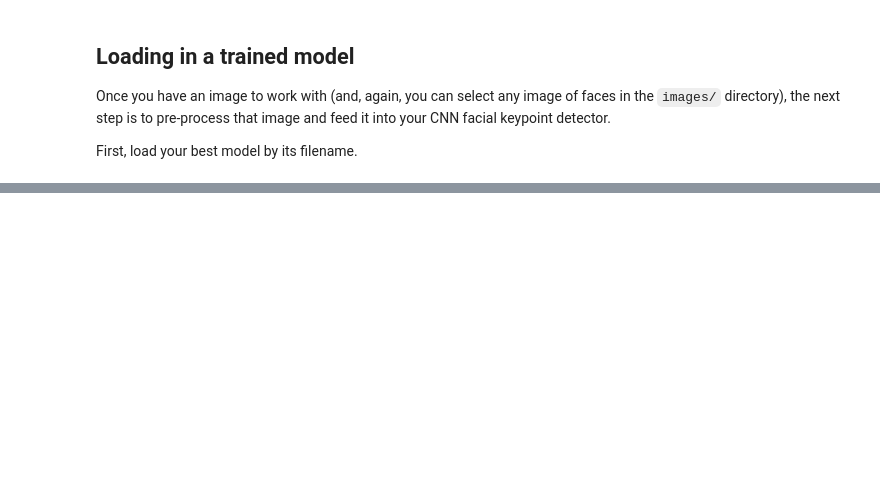
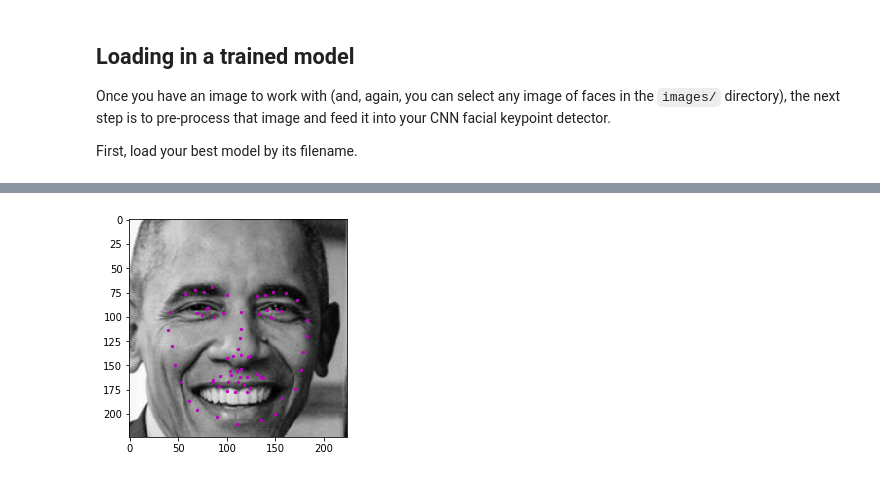
Before and after one commit to udacity/P1_Facial_Keypoints, a Jupyter notebook: 3. Facial Keypoint Detection, Complete Pipeline.ipynb, the cells around one changed output, grey strips where cells are left out. Saved outputs shown, nothing was run; the diff lists cells and outputs as text; code cells hidden in the pictures; blank space fills up the shorter version.

```diff
--- a/3. Facial Keypoint Detection, Complete Pipeline.ipynb
+++ b/3. Facial Keypoint Detection, Complete Pipeline.ipynb
@@ -76,7 +87,7 @@ net = Net()
 
 ## TODO: load the best saved model parameters (by your path name)
 ## You'll need to un-comment the line below and add the correct name for *your* saved model
-# net.load_state_dict(torch.load('saved_models/keypoints_model_1.pt'))
+net.load_state_dict(torch.load('saved_models/keypoints_model_1_masaya.pt'))
 
 ## print out your net and prepare it for testing (uncomment the line below)
-# net.eval()
+net.eval()
@@ -102,6 +132,20 @@ After each face has been appropriately converted into an input Tensor for your n
 
 <img src='images/michelle_detected.png' width=30% height=30%/>
+# %%
+def show_keypoints(image, predicted_key_pts, gt_pts=None):
+    """Show image with predicted keypoints"""
+    # image is grayscale
+    plt.imshow(image, cmap='gray')
+    plt.scatter(predicted_key_pts[:, 0], predicted_key_pts[:, 1], s=20, marker='.', c='m')
+    # plot ground truth points as green pts
+    if gt_pts is not None:
+        plt.scatter(gt_pts[:, 0], gt_pts[:, 1], s=20, marker='.', c='g')
+    plt.show()
 # %%
+from torch.autograd import Variable
+
+output_size = (224, 224)
+
 image_copy = np.copy(image)
 
 # loop over the detected faces from your haar cascade
@@ -110,15 +154,63 @@ for (x,y,w,h) in faces:
     # Select the region of interest that is the face in the image
     roi = image_copy[y:y+h, x:x+w]
 
-    ## TODO: Convert the face region from RGB to grayscale
+    ## Convert the face region from RGB to grayscale
+    roi_copy = cv2.cvtColor(roi, cv2.COLOR_RGB2GRAY)
 
-    ## TODO: Normalize the grayscale image so that its color range falls in [0,1] instead of [0,255]
+    ## Normalize the grayscale image so that its color range falls in [0,1] instead of [0,255]
+    roi_copy =  roi_copy/255.0
 
-    ## TODO: Rescale the detected face to be the expected square size for your CNN (224x224, suggested)
+    ## Rescale the detected face to be the expected square size for your CNN (224x224, suggested)
+    if isinstance(output_size, int):
+        if h > w:
+            new_h, new_w = output_size * h / w, output_size
+        else:
+            new_h, new_w = output_size, output_size * w / h
+    else:
+        new_h, new_w = output_size
 
-    ## TODO: Reshape the numpy image shape (H x W x C) into a torch image shape (C x H x W)
+    new_h, new_w = int(new_h), int(new_w)
 
-    ## TODO: Make facial keypoint predictions using your loaded, trained network
-    ## perform a forward pass to get the predicted facial keypoints
+    roi_resized = cv2.resize(roi_copy, (new_w, new_h))
 
-    ## TODO: Display each detected face and the corresponding keypoints
+    ## Reshape the numpy image shape (H x W x C) into a torch image shape (C x H x W)
+
+    # if image has no grayscale color channel, add one
+    if(len(roi_resized.shape) == 2):
+        # add that third color dim
+        roi_reshaped = roi_resized.reshape(roi_resized.shape[0], roi_resized.shape[1], 1)
+
+    # swap color axis because
+    # numpy image: H x W x C
+    # torch image: C X H X W
+    roi_reshaped = roi_reshaped.transpose((2, 0, 1))
+    print(f'roi_reshaped shape {roi_reshaped.shape}')
+    print(f'roi_reshaped type {type(roi_reshaped)}')
+
+
+    ## Make facial keypoint predictions using your loaded, trained network
+
+    # convert images to FloatTensors
+    roi_torch = Variable(torch.from_numpy(roi_reshaped[np.newaxis, :]))
+    print(f'roi_torch shape {roi_torch.shape}')
+    print(f'roi_torch type {type(roi_torch)}')
+    roi_torch = roi_torch.type(torch.FloatTensor)
+    # forward pass to get net output
+    output_pts = net(roi_torch)
+
+    # reshape to batch_size x 68 x 2 pts
+    output_pts = output_pts.view(output_pts.size()[0], 68, -1)
+    print(f'output_pts shape {output_pts.shape}')
+
+    # un-transform the predicted key_pts data
+    predicted_key_pts = output_pts.data.numpy()
+    # undo normalization of keypoints
+    predicted_key_pts = predicted_key_pts * 50.0 + 100
+#    predicted_key_pts = predicted_key_pts * 60.0 + 96
+    print(f'predicted_key_pts shape before {predicted_key_pts.shape}')
+    predicted_key_pts = np.reshape(predicted_key_pts, (68, -1))
+    print(f'predicted_key_pts shape after {predicted_key_pts.shape}')
+
+    ## Display each detected face and the corresponding keypoints
+    show_keypoints(np.squeeze(roi_reshaped), predicted_key_pts)
+# %% [output]
@@ -124,0 +224 @@ for (x,y,w,h) in faces:
+[figure, added]
```
Also changed, not shown: parts of 6 cells of this notebook, 2 other files.
